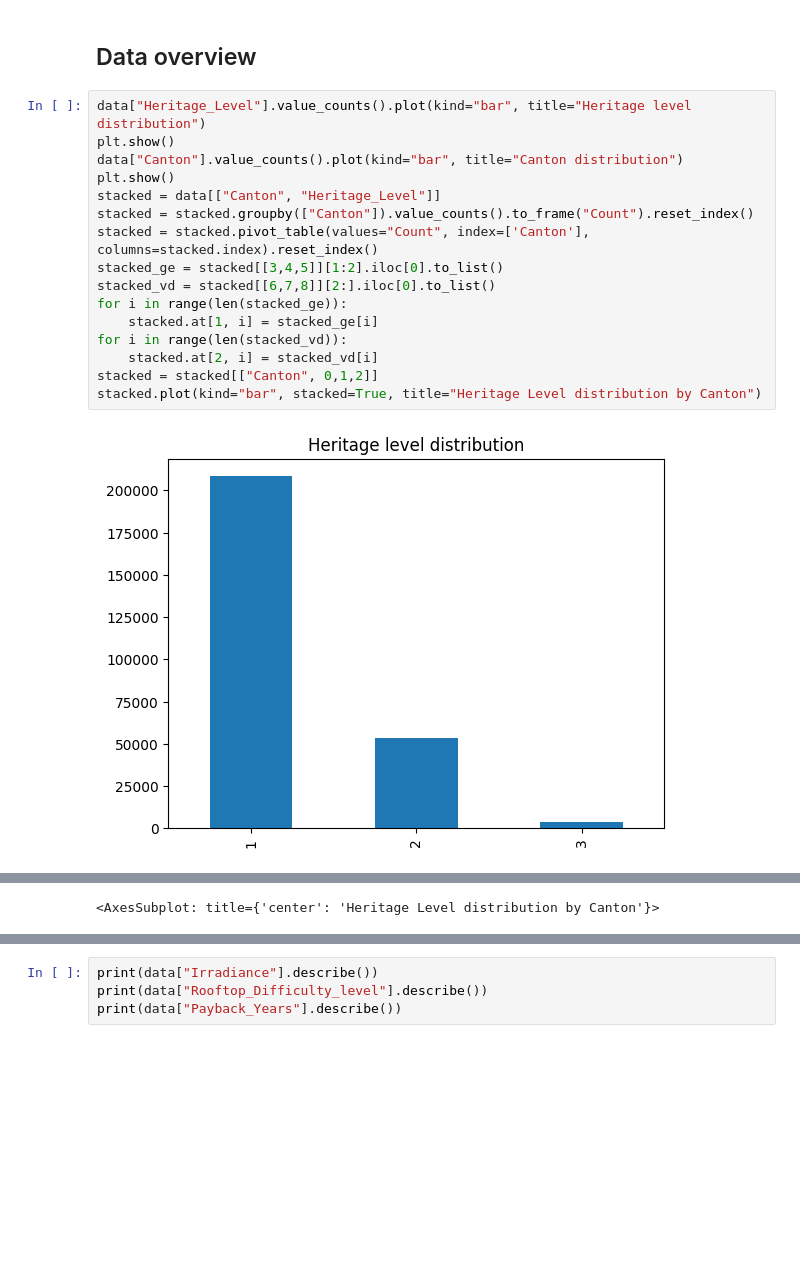
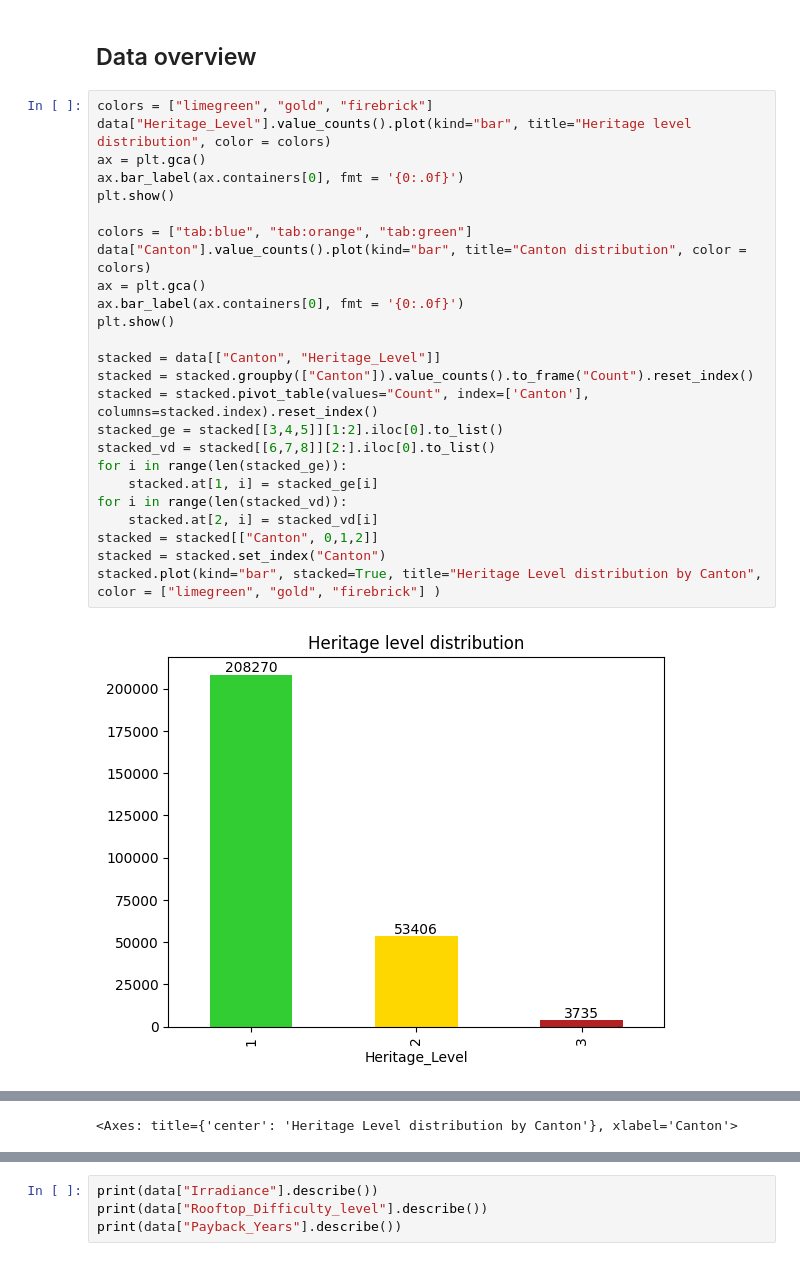
Before and after one commit to ouillliam/Solar_Project, a Jupyter notebook: solar_project.ipynb, the cells around one changed output, grey strips where cells are left out. Cells and saved outputs as stored; diff of their text form; blank space fills up the shorter version.

Commit message:
clean charts

```diff
--- a/solar_project.ipynb
+++ b/solar_project.ipynb
@@ -48,20 +48,29 @@ Index(['Unnamed: 0', 'EGID_final', 'Payback_Years', 'C2_Autosuf_final',
 # %% [markdown]
 ## Data overview
 # %%
-data["Heritage_Level"].value_counts().plot(kind="bar", title="Heritage level distribution")
+colors = ["limegreen", "gold", "firebrick"]
+data["Heritage_Level"].value_counts().plot(kind="bar", title="Heritage level distribution", color = colors)
+ax = plt.gca()
+ax.bar_label(ax.containers[0], fmt = '{0:.0f}')
 plt.show()
-data["Canton"].value_counts().plot(kind="bar", title="Canton distribution")
+
+colors = ["tab:blue", "tab:orange", "tab:green"]
+data["Canton"].value_counts().plot(kind="bar", title="Canton distribution", color = colors)
+ax = plt.gca()
+ax.bar_label(ax.containers[0], fmt = '{0:.0f}')
 plt.show()
+
 stacked = data[["Canton", "Heritage_Level"]]
 stacked = stacked.groupby(["Canton"]).value_counts().to_frame("Count").reset_index()
 stacked = stacked.pivot_table(values="Count", index=['Canton'], columns=stacked.index).reset_index()
 stacked_ge = stacked[[3,4,5]][1:2].iloc[0].to_list()
 stacked_vd = stacked[[6,7,8]][2:].iloc[0].to_list()
 for i in range(len(stacked_ge)):
     stacked.at[1, i] = stacked_ge[i]
 for i in range(len(stacked_vd)):
     stacked.at[2, i] = stacked_vd[i]
 stacked = stacked[["Canton", 0,1,2]]
-stacked.plot(kind="bar", stacked=True, title="Heritage Level distribution by Canton")
+stacked = stacked.set_index("Canton")
+stacked.plot(kind="bar", stacked=True, title="Heritage Level distribution by Canton", color = ["limegreen", "gold", "firebrick"] )
 # %% [output]
-[figure, old version]
+[figure, new version]
@@ -69 +78 @@ stacked.plot(kind="bar", stacked=True, title="Heritage Level distribution by Can
-<AxesSubplot: title={'center': 'Heritage Level distribution by Canton'}>
+<Axes: title={'center': 'Heritage Level distribution by Canton'}, xlabel='Canton'>
```
Also changed, not shown: parts of 6 cells of this notebook.
